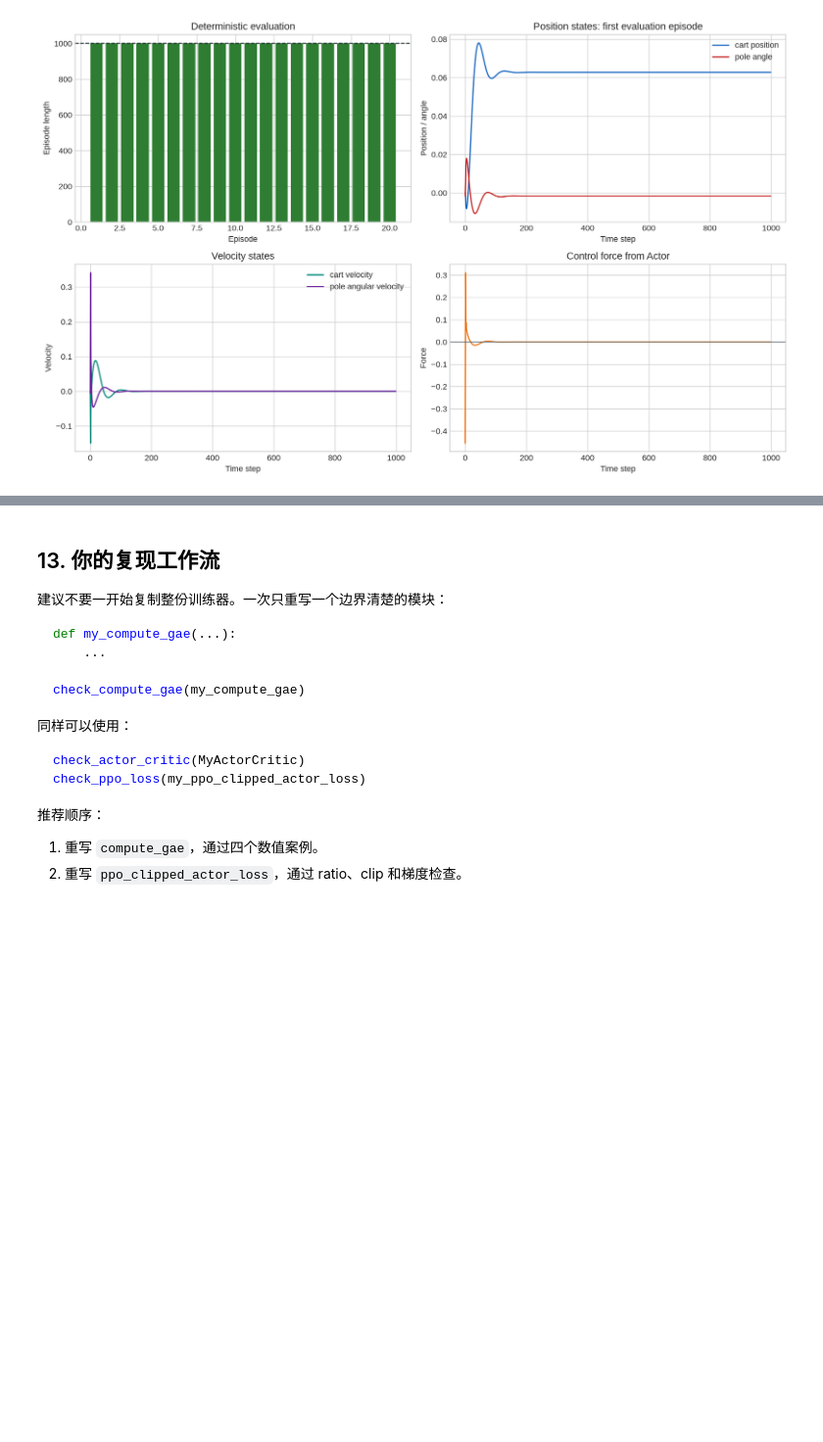
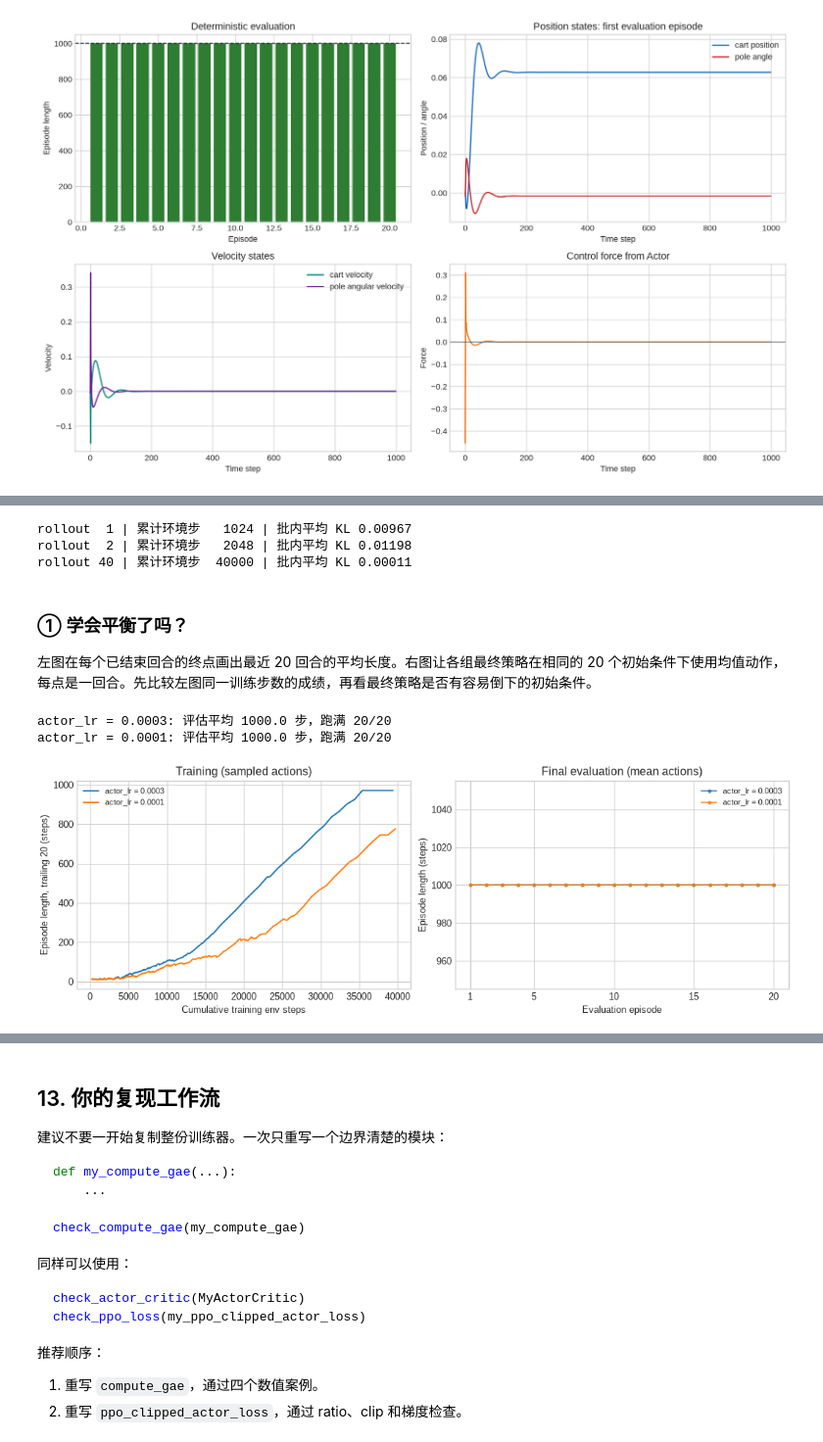
Before and after one commit to vtonto/ppo-inverted-pendulum, a Jupyter notebook: notebooks/07_self_contained_ppo_training.ipynb, the cells around one changed output, grey strips where cells are left out. Shown at 98% size. Saved outputs shown, nothing was run; the diff lists cells and outputs as text; code cells hidden in the pictures; blank space fills up the shorter version.

Commit message:
Compare PPO diagnostics and paired evaluations in notebook 07

```diff
--- a/notebooks/07_self_contained_ppo_training.ipynb
+++ b/notebooks/07_self_contained_ppo_training.ipynb
@@ -1023,0 +983,9 @@ Parameter experiments skipped. Set RUN_PARAMETER_EXPERIMENTS = True to run them.
+# %%
+experiment_base = replace(FULL_CONFIG, seed=1, total_timesteps=40_000,
+                          rollout_steps=1_024, update_epochs=5)
+experiments = {}
+for actor_lr in (3e-4, 1e-4):
+    config = replace(experiment_base, actor_lr=actor_lr)
+    label = f"actor_lr = {actor_lr:g}"
+    experiments[label] = train_once(config, verbose=False)
+    print(label, "完成，rollout 批数 =", len(experiments[label].update_history))
@@ -1023,0 +1001,37 @@ Parameter experiments skipped. Set RUN_PARAMETER_EXPERIMENTS = True to run them.
+# %%
+history = next(iter(experiments.values())).update_history
+for index in sorted({0, min(1, len(history) - 1), len(history) - 1}):
+    row = history[index]
+    print(f"rollout {index + 1:2d} | 累计环境步 {int(row['step']):6d} | "
+          f"批内平均 KL {row['approx_kl']:.5f}")
+# %% [output]
+rollout  1 | 累计环境步   1024 | 批内平均 KL 0.00967
+rollout  2 | 累计环境步   2048 | 批内平均 KL 0.01198
+rollout 40 | 累计环境步  40000 | 批内平均 KL 0.00011
+# %% [markdown]
+### ① 学会平衡了吗？
+
+左图在每个已结束回合的终点画出最近 20 回合的平均长度。右图让各组最终策略在相同的 20 个初始条件下使用均值动作，每点是一回合。先比较左图同一训练步数的成绩，再看最终策略是否有容易倒下的初始条件。
+# %%
+fig, (ax_train, ax_eval) = plt.subplots(1, 2, figsize=(11, 3.7), constrained_layout=True)
+for label, result in experiments.items():
+    lengths = np.asarray(result.episode_lengths)
+    end_steps = np.asarray(result.episode_end_steps)
+    if len(lengths) >= 20:
+        indices, mean20 = moving_average(lengths, 20)
+        ax_train.plot(end_steps[indices], mean20, label=label)
+    ev = evaluate_policy(result.model, result.config, episodes=20, seed=10_000)
+    ax_eval.plot(np.arange(1, 21), ev.episode_lengths, marker=".", label=label, alpha=0.75)
+    print(f"{label}: 评估平均 {ev.episode_lengths.mean():.1f} 步，"
+          f"跑满 {np.count_nonzero(ev.episode_lengths == result.config.max_episode_steps)}/20")
+ax_train.set(title="Training (sampled actions)", xlabel="Cumulative training env steps",
+             ylabel="Episode length, trailing 20 (steps)")
+ax_eval.set(title="Final evaluation (mean actions)", xlabel="Evaluation episode",
+            ylabel="Episode length (steps)", xticks=[1, 5, 10, 15, 20])
+for ax in (ax_train, ax_eval):
+    ax.legend(fontsize=8)
+plt.show()
+# %% [output]
+actor_lr = 0.0003: 评估平均 1000.0 步，跑满 20/20
+actor_lr = 0.0001: 评估平均 1000.0 步，跑满 20/20
+[figure, added]
```
Also changed, not shown: parts of 10 cells of this notebook.
